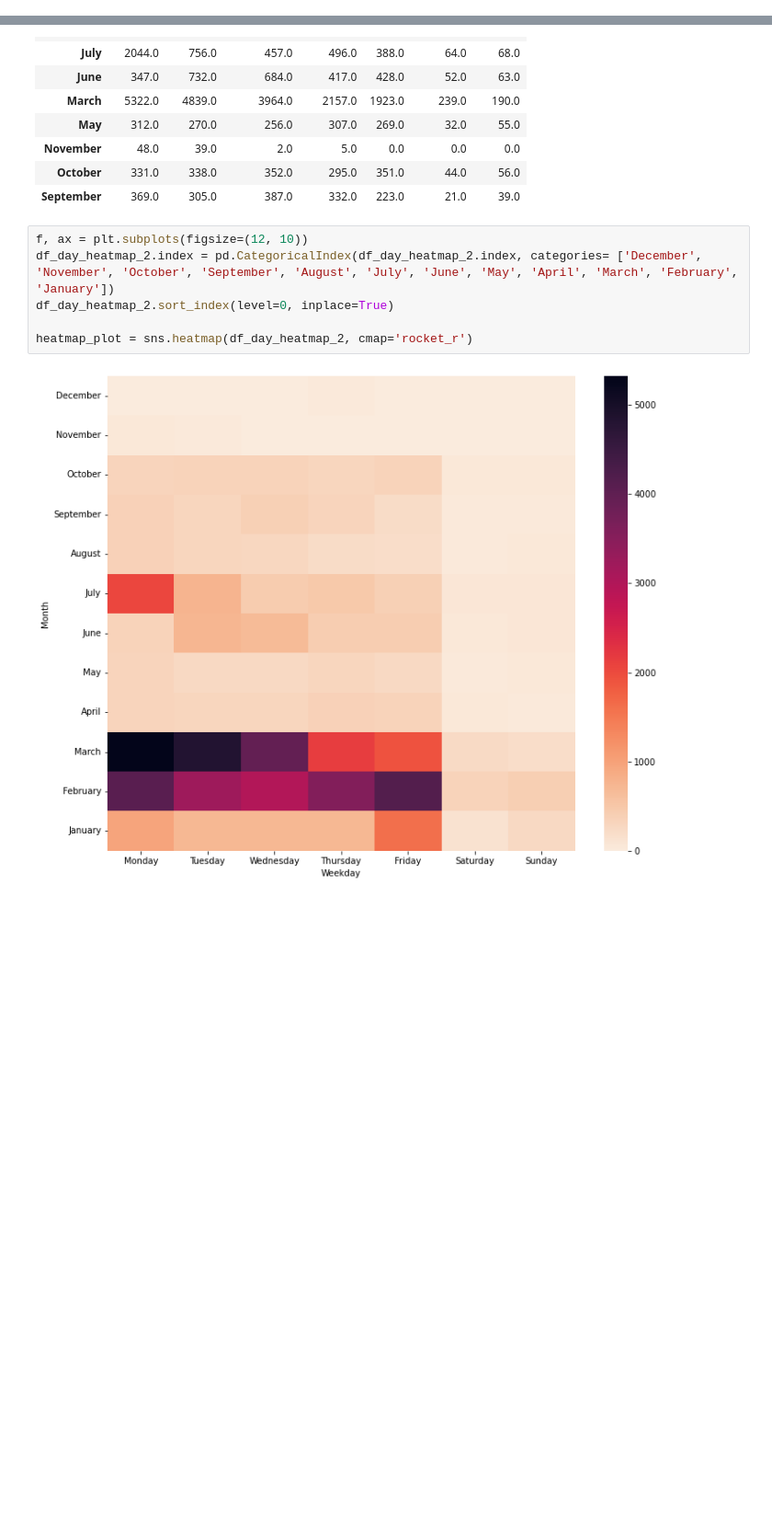
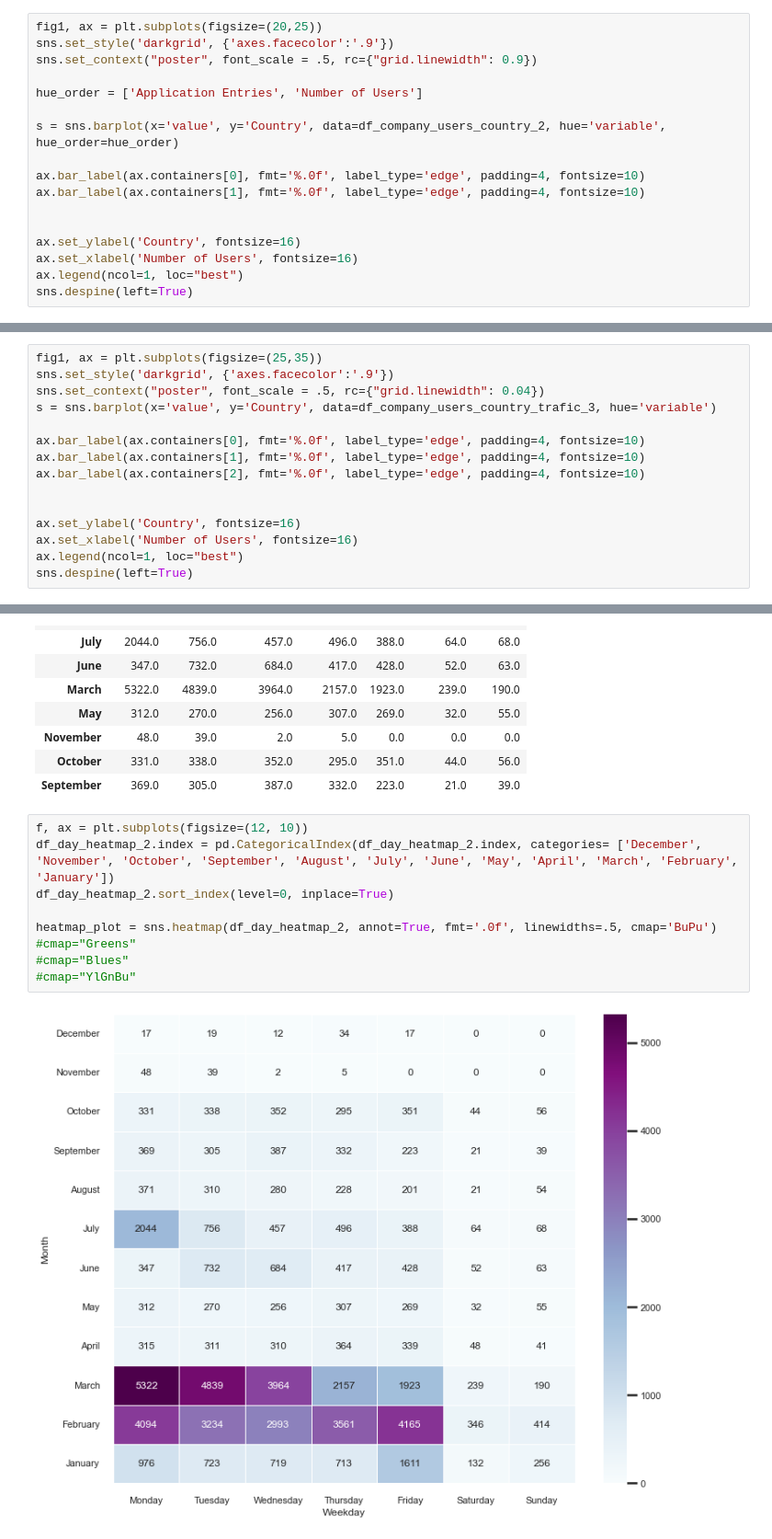
Before and after one commit to RafZel/NYCDSA_Project_1, a Jupyter notebook: project_1.ipynb, the cells around one changed output, grey strips where cells are left out. Shown at 92% size. Saved outputs shown, nothing was run; the diff lists cells and outputs as text; blank space fills up the shorter version.

```diff
--- a/project_1.ipynb
+++ b/project_1.ipynb
@@ -1042,0 +1170,17 @@ ValueError: Could not interpret input 'active'
+# %%
+fig1, ax = plt.subplots(figsize=(20,25))
+sns.set_style('darkgrid', {'axes.facecolor':'.9'})
+sns.set_context("poster", font_scale = .5, rc={"grid.linewidth": 0.9})
+
+hue_order = ['Application Entries', 'Number of Users']
+
+s = sns.barplot(x='value', y='Country', data=df_company_users_country_2, hue='variable', hue_order=hue_order)
+
+ax.bar_label(ax.containers[0], fmt='%.0f', label_type='edge', padding=4, fontsize=10)
+ax.bar_label(ax.containers[1], fmt='%.0f', label_type='edge', padding=4, fontsize=10)
+
+
+ax.set_ylabel('Country', fontsize=16)
+ax.set_xlabel('Number of Users', fontsize=16)
+ax.legend(ncol=1, loc="best")
+sns.despine(left=True)
@@ -1042,0 +1237,15 @@ ValueError: Could not interpret input 'active'
+# %%
+fig1, ax = plt.subplots(figsize=(25,35))
+sns.set_style('darkgrid', {'axes.facecolor':'.9'})
+sns.set_context("poster", font_scale = .5, rc={"grid.linewidth": 0.04})
+s = sns.barplot(x='value', y='Country', data=df_company_users_country_trafic_3, hue='variable')
+
+ax.bar_label(ax.containers[0], fmt='%.0f', label_type='edge', padding=4, fontsize=10)
+ax.bar_label(ax.containers[1], fmt='%.0f', label_type='edge', padding=4, fontsize=10)
+ax.bar_label(ax.containers[2], fmt='%.0f', label_type='edge', padding=4, fontsize=10)
+
+
+ax.set_ylabel('Country', fontsize=16)
+ax.set_xlabel('Number of Users', fontsize=16)
+ax.legend(ncol=1, loc="best")
+sns.despine(left=True)
@@ -1301,8 +1513,11 @@ df_day_heatmap_2
 # %%
 f, ax = plt.subplots(figsize=(12, 10))
 df_day_heatmap_2.index = pd.CategoricalIndex(df_day_heatmap_2.index, categories= ['December', 'November', 'October', 'September', 'August', 'July', 'June', 'May', 'April', 'March', 'February', 'January'])
 df_day_heatmap_2.sort_index(level=0, inplace=True)
 
-heatmap_plot = sns.heatmap(df_day_heatmap_2, cmap='rocket_r')
+heatmap_plot = sns.heatmap(df_day_heatmap_2, annot=True, fmt='.0f', linewidths=.5, cmap='BuPu')
+#cmap="Greens"
+#cmap="Blues"
+#cmap="YlGnBu"
 # %% [output]
-[figure, old version]
+[figure, new version]
```
Also changed, not shown: parts of 40 cells of this notebook.
